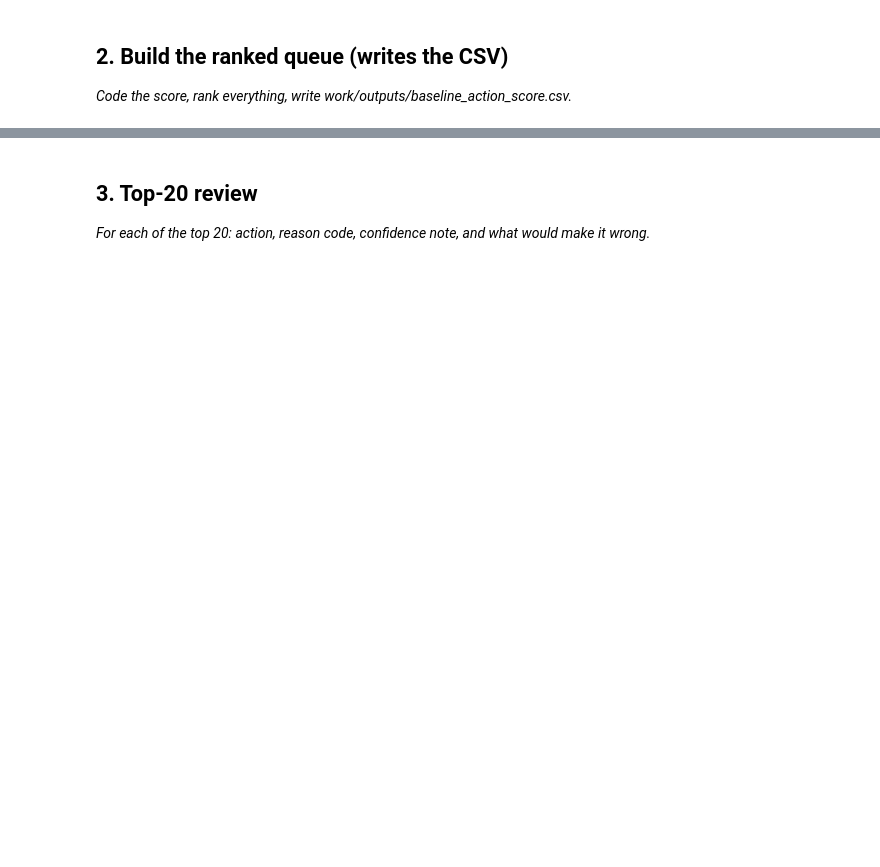
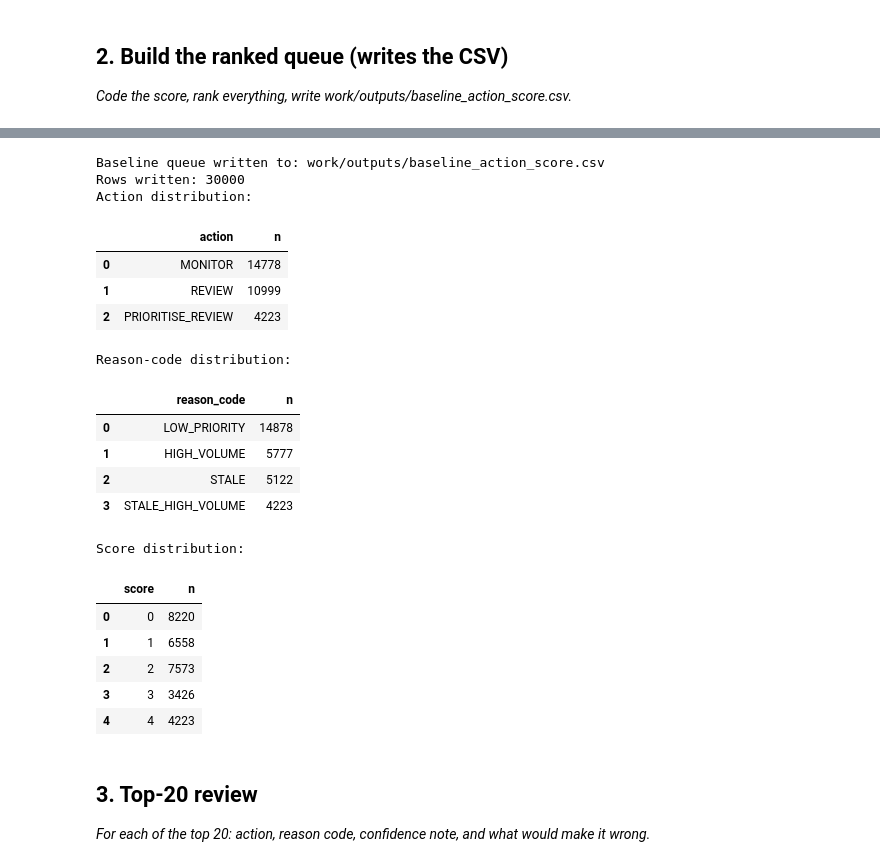
Before and after one commit to aryan-0018/FlyRank-ML-W1, a Jupyter notebook: work/notebooks/w04_baseline_score.ipynb, the cells around one changed output, grey strips where cells are left out. Saved outputs shown, nothing was run; the diff lists cells and outputs as text; code cells hidden in the pictures; blank space fills up the shorter version.

```diff
--- a/work/notebooks/w04_baseline_score.ipynb
+++ b/work/notebooks/w04_baseline_score.ipynb
@@ -23,3 +240,42 @@ This skeleton is yours to fill. Work the sections **in order** — each one has
+# %%
+from pathlib import Path
+
+output_path = Path("work/outputs/baseline_action_score.csv")
+output_path.parent.mkdir(parents=True, exist_ok=True)
+
+queue.to_csv(output_path, index=False)
+
+print(f"Baseline queue written to: {output_path}")
+print(f"Rows written: {len(queue)}")
+print("Action distribution:")
+display(queue["action"].value_counts().rename_axis("action").reset_index(name="n"))
+
+print("\nReason-code distribution:")
+display(queue["reason_code"].value_counts().rename_axis("reason_code").reset_index(name="n"))
+
+print("\nScore distribution:")
+display(queue["score"].value_counts().sort_index().rename_axis("score").reset_index(name="n"))
+# %% [output]
+Baseline queue written to: work/outputs/baseline_action_score.csv
+Rows written: 30000
+Action distribution:
+|  | action | n |
+| 0 | MONITOR | 14778 |
+| 1 | REVIEW | 10999 |
+| 2 | PRIORITISE_REVIEW | 4223 |
+Reason-code distribution:
+|  | reason_code | n |
+| 0 | LOW_PRIORITY | 14878 |
+| 1 | HIGH_VOLUME | 5777 |
+| 2 | STALE | 5122 |
+| 3 | STALE_HIGH_VOLUME | 4223 |
+Score distribution:
+|  | score | n |
+| 0 | 0 | 8220 |
+| 1 | 1 | 6558 |
+| 2 | 2 | 7573 |
+| 3 | 3 | 3426 |
+| 4 | 4 | 4223 |
 # %% [markdown]
 ## 3. Top-20 review
 
```
Also changed, not shown: parts of 17 cells of this notebook.
